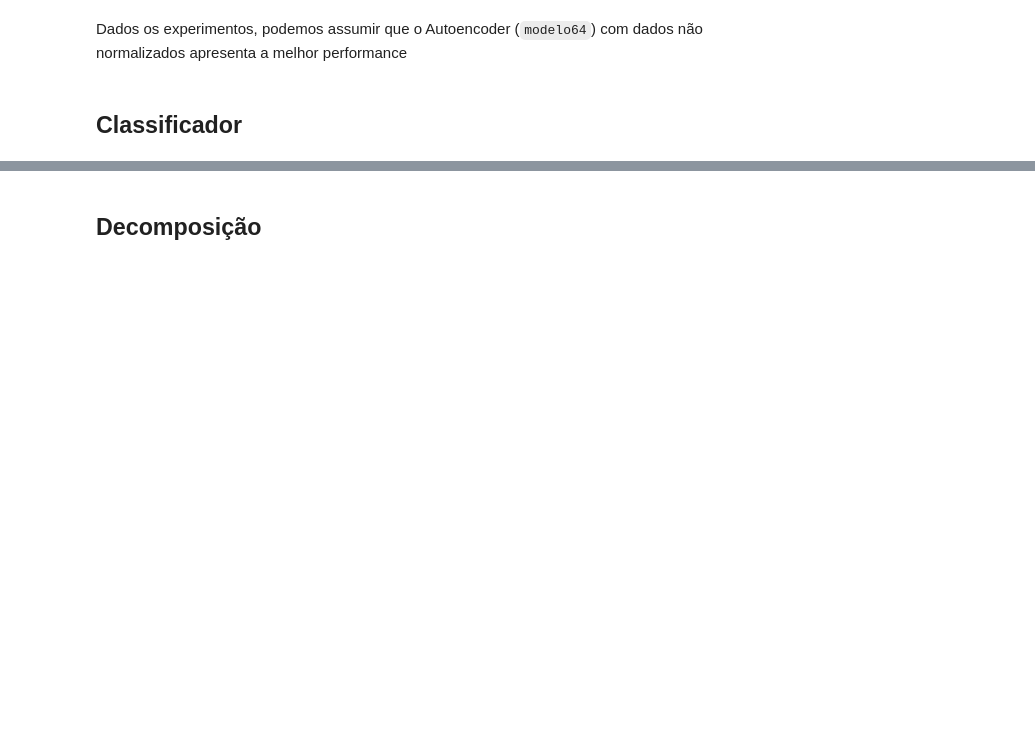
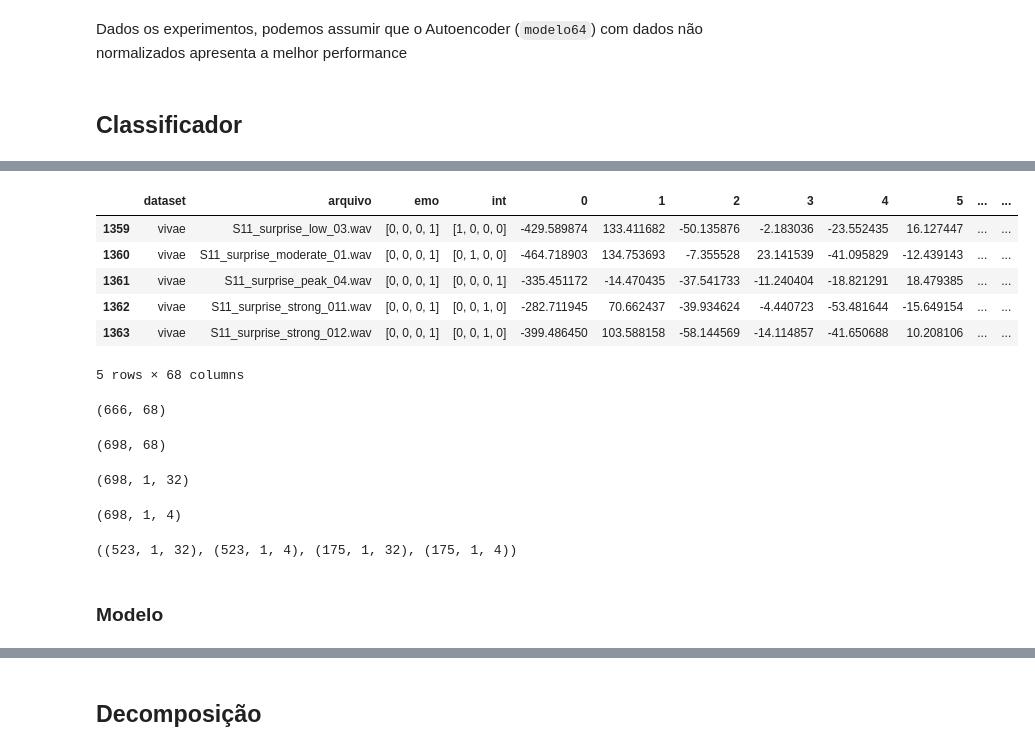
Before and after one commit to htbrandao/ppgi, a Jupyter notebook: modelagem/notebooks/03_A_64_modelagem.ipynb, the cells around one changed output, grey strips where cells are left out. Saved outputs shown, nothing was run; the diff lists cells and outputs as text; code cells hidden in the pictures; blank space fills up the shorter version.

```diff
--- a/modelagem/notebooks/03_A_64_modelagem.ipynb
+++ b/modelagem/notebooks/03_A_64_modelagem.ipynb
@@ -405,0 +334,3 @@ Dados os experimentos, podemos assumir que o Autoencoder (`modelo64`) com dados
+# %%
+Xfusao = pd.read_csv(f'{DIR_DATAFRAMES}/Xfusao.csv', delimiter=';')
+Xfusao.shape
@@ -406,20 +348,26 @@ Dados os experimentos, podemos assumir que o Autoencoder (`modelo64`) com dados
 # %%
-# DE_PARA_EMOCAO = {
-#     'alegria': np.array([1,0,0,0]),
-#     'medo': np.array([0,1,0,0]),
-#     'raiva': np.array([0,0,1,0]),
-#     'surpresa': np.array([0,0,0,1]),
-# }
+DE_PARA_EMOCAO = {
+    'alegria': np.array([1,0,0,0]),
+    'medo': np.array([0,1,0,0]),
+    'raiva': np.array([0,0,1,0]),
+    'surpresa': np.array([0,0,0,1]),
+}
 
-# DE_PARA_INTENSIDADE = {
-#     'fraca': np.array([1,0,0,0]),
-#     'moderada': np.array([0,1,0,0]),
-#     'forte': np.array([0,0,1,0]),
-#     'pico': np.array([0,0,0,1]),
-# }
+DE_PARA_INTENSIDADE = {
+    'fraca': np.array([1,0,0,0]),
+    'moderada': np.array([0,1,0,0]),
+    'forte': np.array([0,0,1,0]),
+    'pico': np.array([0,0,0,1]),
+}
 
-# def encoding_emocao(emocao: str):
-#     return DE_PARA_EMOCAO.get(emocao)
+def encoding_emocao(emocao: str):
+    return DE_PARA_EMOCAO.get(emocao)
 
-# def encoding_intensidade(intensidade: str):
-#     return DE_PARA_INTENSIDADE.get(intensidade)
+def encoding_intensidade(intensidade: str):
+    return DE_PARA_INTENSIDADE.get(intensidade)
+# %%
+Xfusao['emo'] = Xfusao['emocao'].apply(encoding_emocao)
+Xfusao['int'] = Xfusao['intensidade'].apply(encoding_intensidade)
+# %%
+Xfusao.drop(labels=['path', 'pessoa', 'genero', 'duracao', 'emocao', 'intensidade'],
+            axis=1, inplace=True)
@@ -425,0 +383,21 @@ Dados os experimentos, podemos assumir que o Autoencoder (`modelo64`) com dados
+# %%
+Xfusao = pd.concat(objs=[Xfusao, pd.DataFrame(X64)], axis=1)
+Xfusao.tail()
+# %% [output]
+|  | dataset | arquivo | emo | int | 0 | 1 | 2 | 3 | 4 | 5 | ... | ... |
+| 1359 | vivae | S11_surprise_low_03.wav | [0, 0, 0, 1] | [1, 0, 0, 0] | -429.589874 | 133.411682 | -50.135876 | -2.183036 | -23.552435 | 16.127447 | ... | ... |
+| 1360 | vivae | S11_surprise_moderate_01.wav | [0, 0, 0, 1] | [0, 1, 0, 0] | -464.718903 | 134.753693 | -7.355528 | 23.141539 | -41.095829 | -12.439143 | ... | ... |
+| 1361 | vivae | S11_surprise_peak_04.wav | [0, 0, 0, 1] | [0, 0, 0, 1] | -335.451172 | -14.470435 | -37.541733 | -11.240404 | -18.821291 | 18.479385 | ... | ... |
+| 1362 | vivae | S11_surprise_strong_011.wav | [0, 0, 0, 1] | [0, 0, 1, 0] | -282.711945 | 70.662437 | -39.934624 | -4.440723 | -53.481644 | -15.649154 | ... | ... |
+| 1363 | vivae | S11_surprise_strong_012.wav | [0, 0, 0, 1] | [0, 0, 1, 0] | -399.486450 | 103.588158 | -58.144569 | -14.114857 | -41.650688 | 10.208106 | ... | ... |
+5 rows × 68 columns
+# %%
+Xfusao_verbo = Xfusao[Xfusao['dataset'] == 'verbo']
+Xfusao_verbo.shape
+# %% [output]
+(666, 68)
+# %%
+Xfusao_vivae = Xfusao[Xfusao['dataset'] == 'vivae']
+Xfusao_vivae.shape
+# %% [output]
+(698, 68)
@@ -425,0 +407,18 @@ Dados os experimentos, podemos assumir que o Autoencoder (`modelo64`) com dados
+# %%
+x64_vivae_enc = np.array([realizar_encoding(x) for x in Xfusao_vivae.values[:,4:]])
+x64_vivae_enc.shape
+# %% [output]
+(698, 1, 32)
+# %%
+y64_vivae = np.array([x.reshape(1,4) for x in Xfusao_vivae['int'].values])
+y64_vivae.shape
+# %% [output]
+(698, 1, 4)
+# %%
+xtrain, xtest, ytrain, ytest = train_test_split(x64_vivae_enc, y64_vivae)
+
+xtrain.shape, ytrain.shape, xtest.shape, ytest.shape
+# %% [output]
+((523, 1, 32), (523, 1, 4), (175, 1, 32), (175, 1, 4))
+# %% [markdown]
+### Modelo
```
Also changed, not shown: parts of 31 cells of this notebook.
